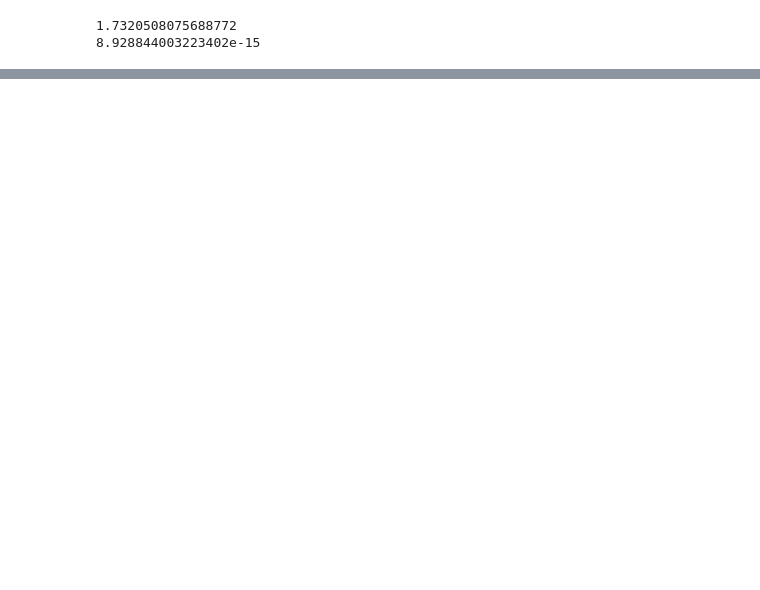
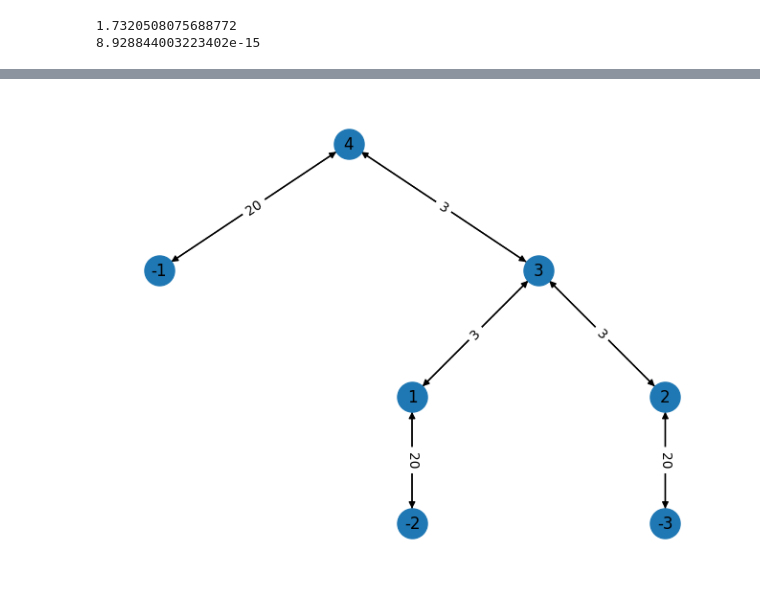
Before and after one commit to roman-ellerbrock/pyQuTree, a Jupyter notebook: ttnopt.ipynb, the cells around one changed output, grey strips where cells are left out. Drawn from its saved outputs; the diff is of its cells as text; code cells hidden in the pictures; blank space fills up the shorter version.

```diff
--- a/ttnopt.ipynb
+++ b/ttnopt.ipynb
@@ -289,0 +319,19 @@ print(i, j, np.linalg.norm(Ac @ Ainv @ Ar - A))
+# %%
+from qutree import *
+
+def parabula(x):
+    return np.sum(x**2)
+
+N = 20
+r = 3
+f = 3
+primitive_grid = [linspace(-2., 2., N = N)] * f
+O = Objective(parabula, primitive_grid)
+G = balanced_tree(f, r, N)
+
+plot_tree(G)
+G = tn_grid(G, O.linspace)
+
+#plot_tt_diagram(G)
+# %% [output]
+[figure, added]
```
Also changed, not shown: parts of 6 cells of this notebook, 11 other files.
